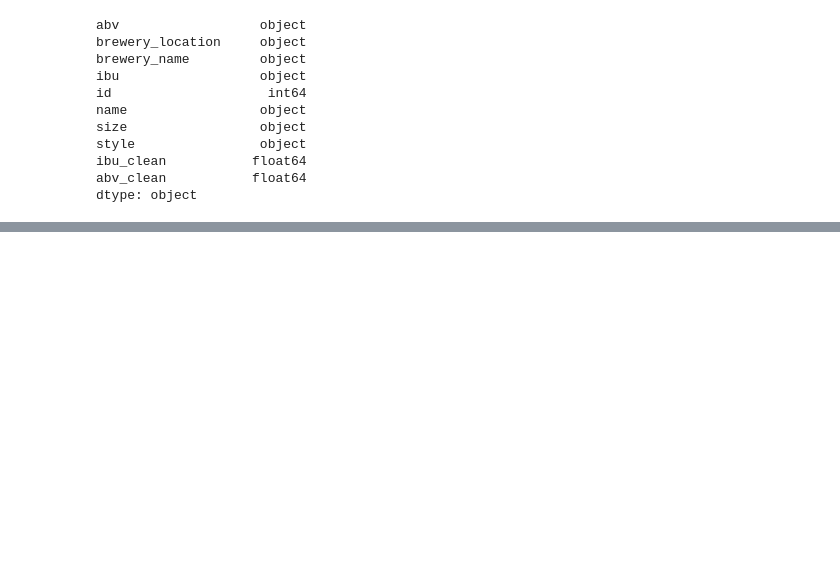
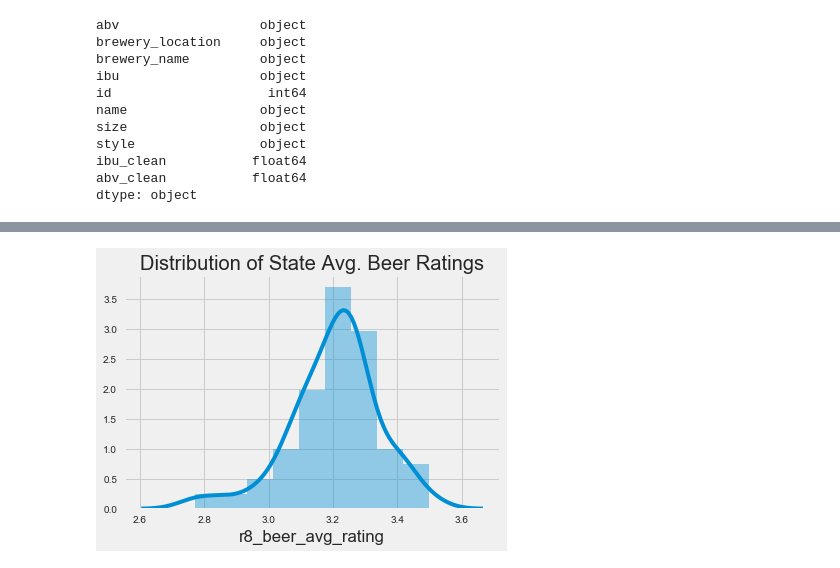
Before and after one commit to clbaechtold/ds5k_homework, a Jupyter notebook: final_project/eda.ipynb, the cells around one changed output, grey strips where cells are left out. Drawn from its saved outputs; the diff is of its cells as text; code cells hidden in the pictures; blank space fills up the shorter version.

Commit message:
some initial analysis of quality by state; need to also look at quality based on beer family/root family, etc.

```diff
--- a/final_project/eda.ipynb
+++ b/final_project/eda.ipynb
@@ -184,0 +149,3 @@ Name:  Dutch Club Dark  | Style:  Amber Lager/Vienna
+# %%
+craft_cans = pd.read_csv('./data/beers.csv',index_col=0)
+craft_cans.head()
@@ -184,0 +208,4 @@ Name:  Dutch Club Dark  | Style:  Amber Lager/Vienna
+# %%
+rated_beers = pd.concat([craft_cans,beer_ratings],axis=1)
+rated_beers.r8_beer_overall_score = rated_beers.r8_beer_overall_score.astype(float)
+rated_beers.r8_beer_avg_rating = rated_beers.r8_beer_avg_rating.astype(float)
@@ -184,0 +218,5 @@ Name:  Dutch Club Dark  | Style:  Amber Lager/Vienna
+# %%
+state_avg_scores = pd.DataFrame(rated_beers.groupby('state',sort=True).r8_beer_overall_score.mean())
+state_avg_ratings = pd.DataFrame(rated_beers.groupby('state',sort=True).r8_beer_avg_rating.mean())
+
+state_avg_ratings.head()
@@ -184,0 +231,3 @@ Name:  Dutch Club Dark  | Style:  Amber Lager/Vienna
+# %%
+state_avgs = state_avg_scores.merge(state_avg_ratings,left_index=True,right_index=True)
+state_avgs.head()
@@ -184,0 +242,5 @@ Name:  Dutch Club Dark  | Style:  Amber Lager/Vienna
+# %%
+sns.distplot((state_avgs.r8_beer_avg_rating.dropna()));
+plt.title('Distribution of State Avg. Beer Ratings');
+# %% [output]
+[figure, added]
```
Also changed, not shown: parts of 15 cells of this notebook.
